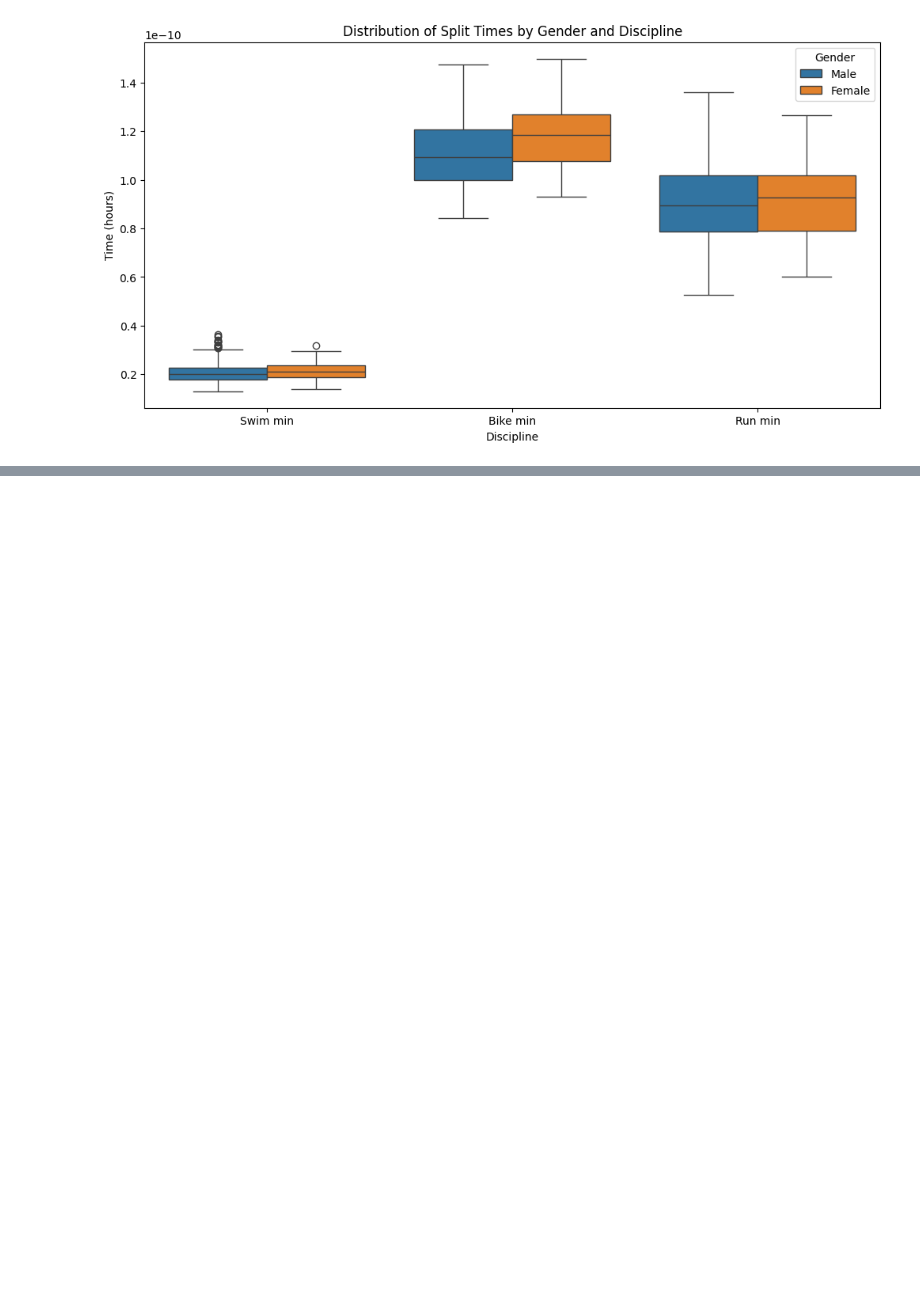
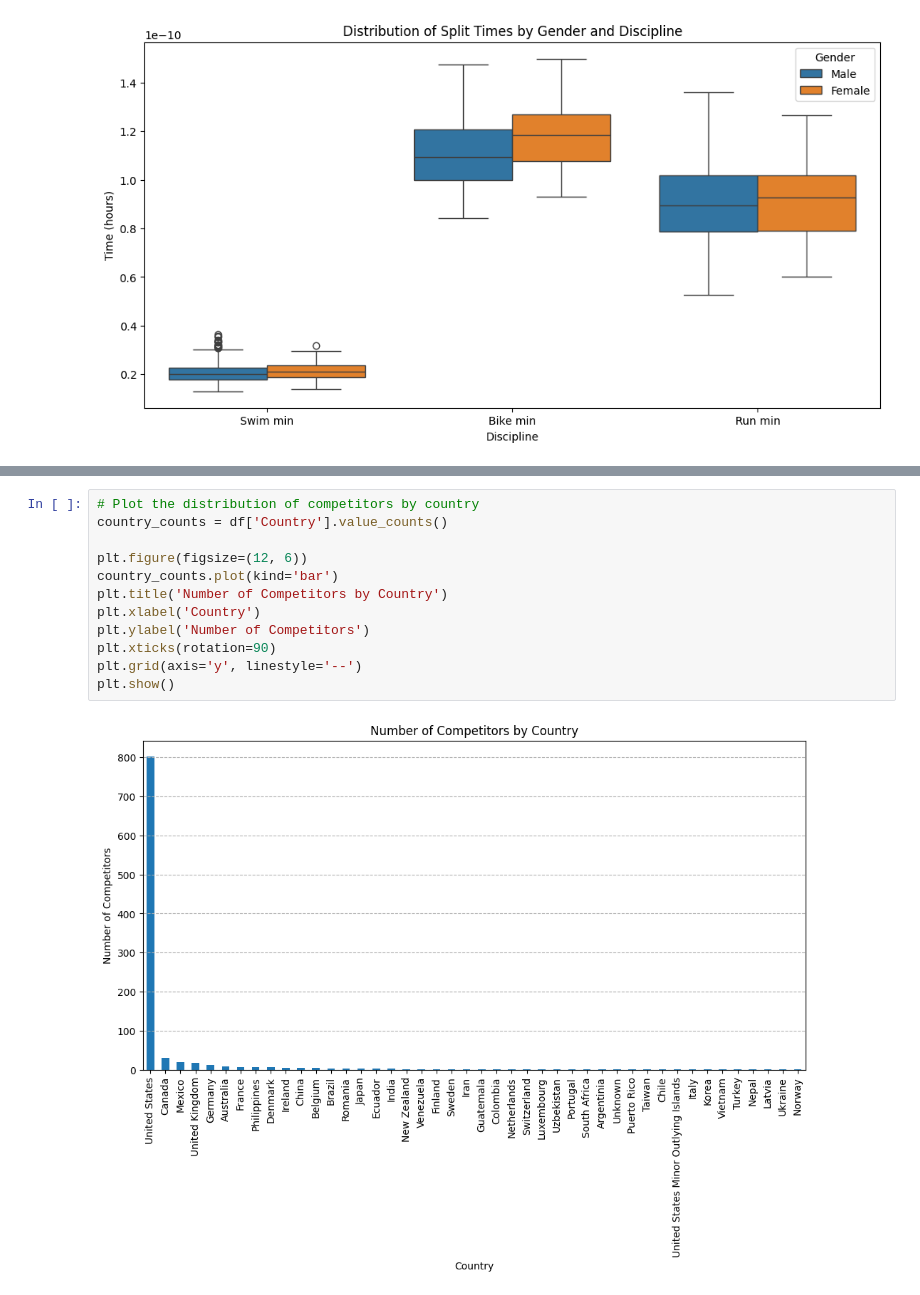
Before and after one commit to Amadeus415/analytics, a Jupyter notebook: Ironman_analysis/ironman.ipynb, the cells around one changed output, grey strips where cells are left out. Cells and saved outputs as stored; diff of their text form; blank space fills up the shorter version.

```diff
--- a/Ironman_analysis/ironman.ipynb
+++ b/Ironman_analysis/ironman.ipynb
@@ -61,0 +107,14 @@ plt.show()
+# %%
+# Plot the distribution of competitors by country
+country_counts = df['Country'].value_counts()
+
+plt.figure(figsize=(12, 6))
+country_counts.plot(kind='bar')
+plt.title('Number of Competitors by Country')
+plt.xlabel('Country')
+plt.ylabel('Number of Competitors')
+plt.xticks(rotation=90)
+plt.grid(axis='y', linestyle='--')
+plt.show()
+# %% [output]
+[figure, added]
```
Also changed, not shown: parts of 5 cells of this notebook.
